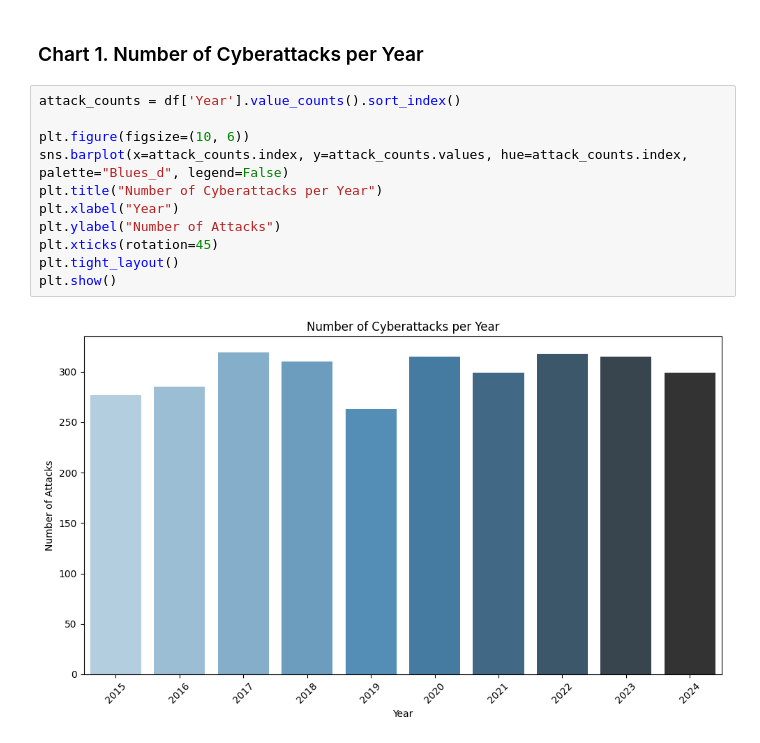
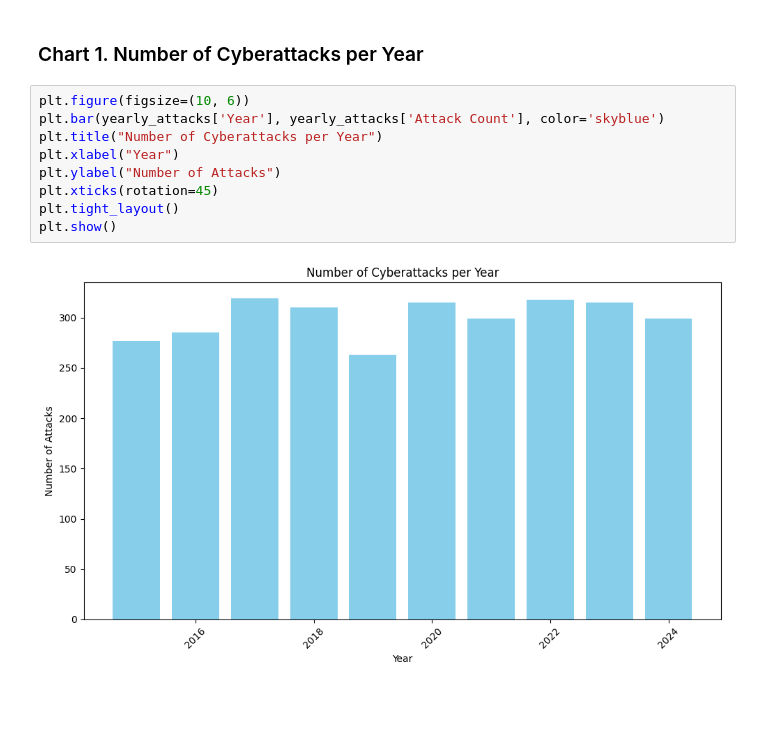
Before and after one commit to dolludaa/Global-Cybersecurity-Threats-2015-2024, a Jupyter notebook: business_analysis.ipynb, the cells around one changed output. Saved outputs shown, nothing was run; the diff lists cells and outputs as text; blank space fills up the shorter version.

```diff
--- a/business_analysis.ipynb
+++ b/business_analysis.ipynb
@@ -57,16 +57,14 @@ df.head()
 # %% [markdown]
 ### Chart 1. Number of Cyberattacks per Year
 # %%
-attack_counts = df['Year'].value_counts().sort_index()
-
 plt.figure(figsize=(10, 6))
-sns.barplot(x=attack_counts.index, y=attack_counts.values, hue=attack_counts.index, palette="Blues_d", legend=False)
+plt.bar(yearly_attacks['Year'], yearly_attacks['Attack Count'], color='skyblue')
 plt.title("Number of Cyberattacks per Year")
 plt.xlabel("Year")
 plt.ylabel("Number of Attacks")
 plt.xticks(rotation=45)
 plt.tight_layout()
 plt.show()
 # %% [output]
-[figure, old version]
+[figure, new version]
 # %% [markdown]
```
Also changed, not shown: parts of 8 cells of this notebook.
